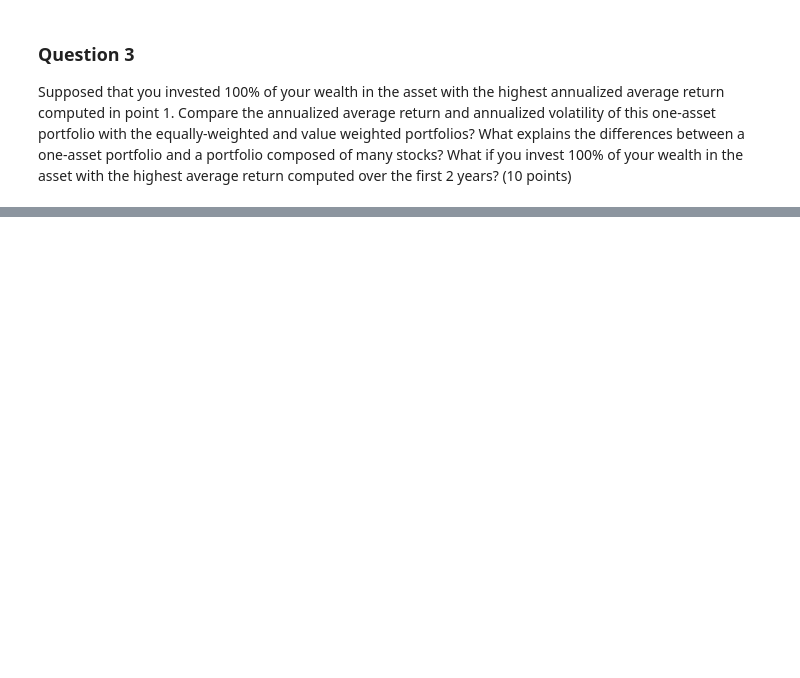
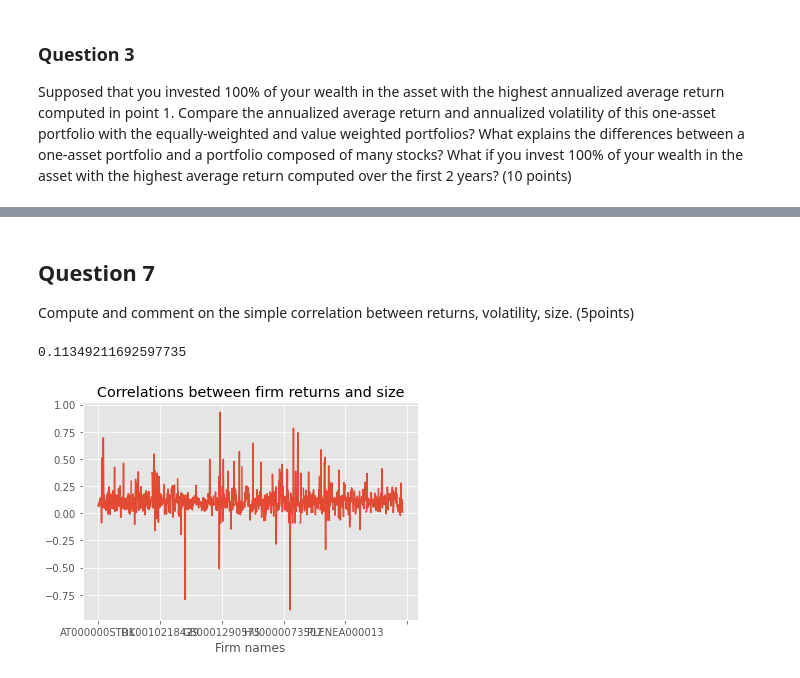
Before and after one commit to 0xMarmelade/FIN-429-Sustainable-finance, a Jupyter notebook: h1.ipynb, the cells around one changed output, grey strips where cells are left out. Drawn from its saved outputs; the diff is of its cells as text; code cells hidden in the pictures; blank space fills up the shorter version.

Commit message:
Fini question 2-3, ajout nelson

```diff
--- a/h1.ipynb
+++ b/h1.ipynb
@@ -203,0 +200,10 @@ portfolios_question_3
+# %% [markdown]
+## Question 7
+
+Compute and comment on the simple correlation between returns, volatility, size. (5points)
+# %%
+eu_firm_returns.corrwith(eu_firm_market_values, axis=0).plot(title='Correlations between firm returns and size').set(xlabel='Firm names')
+eu_firm_returns.corrwith(eu_firm_market_values, axis=0).mean()
+# %% [output]
+0.11349211692597735
+[figure, added]
```
Also changed, not shown: parts of 24 cells of this notebook.
